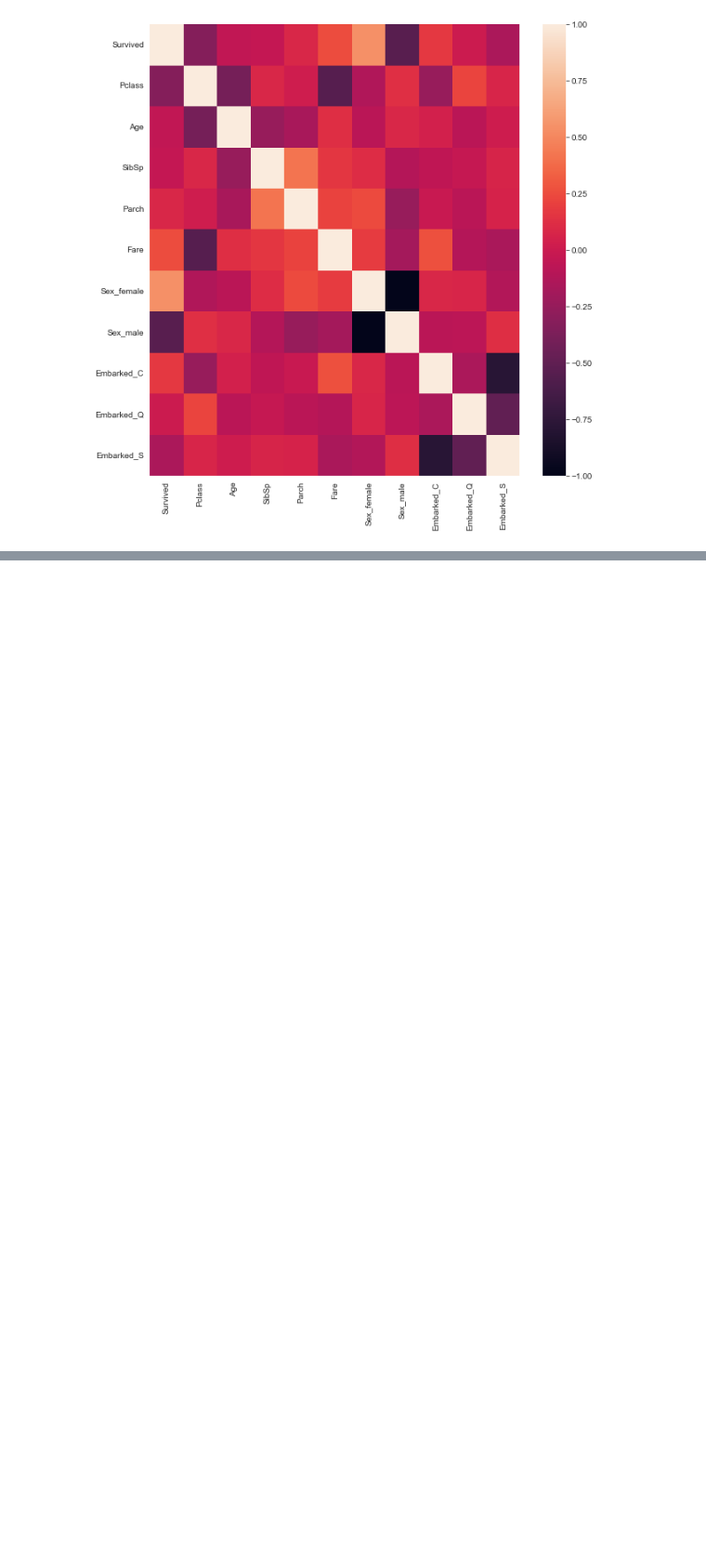
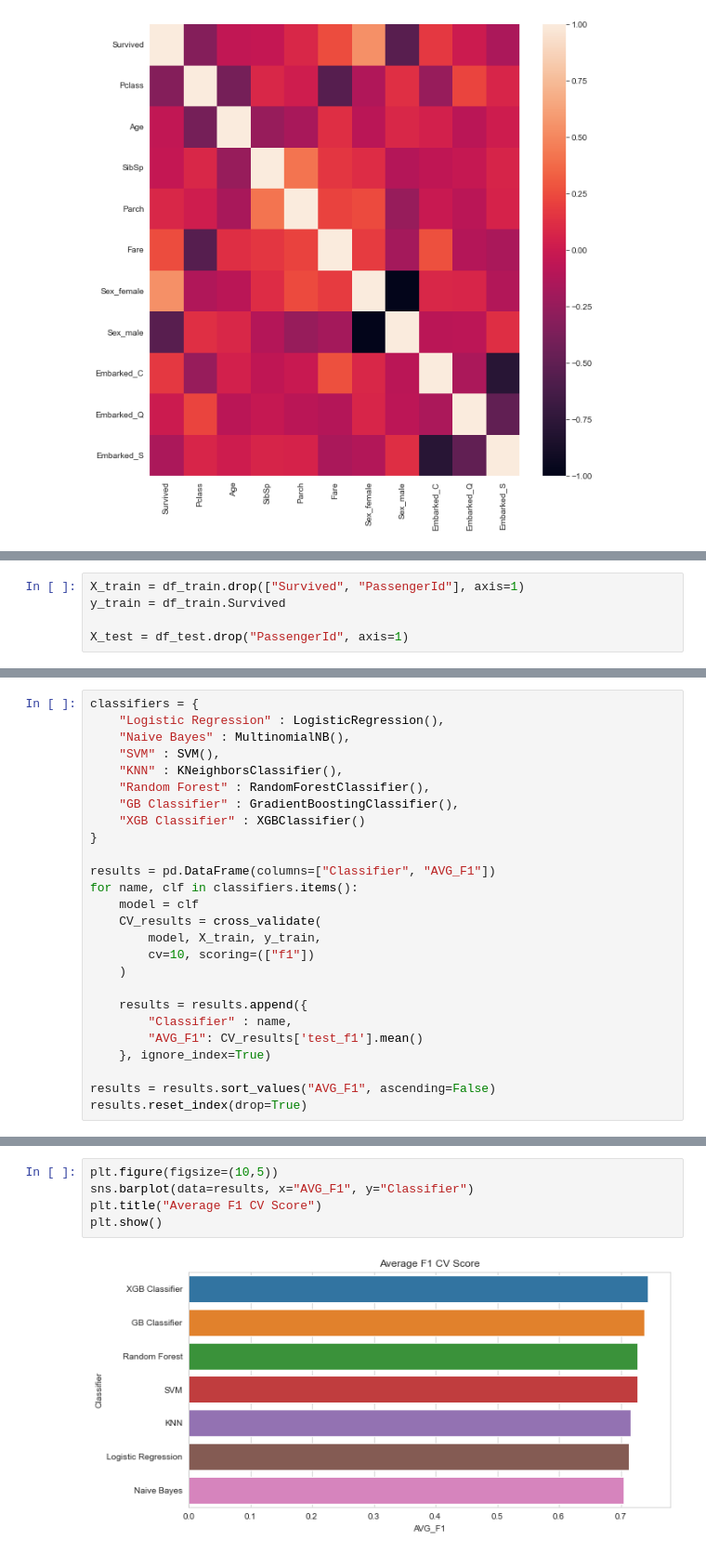
Before and after one commit to KarlsonAV/Titanic_Survival_Prediction, a Jupyter notebook: TitanicSurvivalModel.ipynb, the cells around one changed output, grey strips where cells are left out. Shown at 93% size. Drawn from its saved outputs; the diff is of its cells as text; blank space fills up the shorter version.

Commit message:
First model finished

```diff
--- a/TitanicSurvivalModel.ipynb
+++ b/TitanicSurvivalModel.ipynb
@@ -238,0 +249,5 @@ df_train.drop("PassengerId", axis=1).corr()
+# %%
+X_train = df_train.drop(["Survived", "PassengerId"], axis=1)
+y_train = df_train.Survived
+
+X_test = df_test.drop("PassengerId", axis=1)
@@ -238,0 +256,26 @@ df_train.drop("PassengerId", axis=1).corr()
+# %%
+classifiers = {
+    "Logistic Regression" : LogisticRegression(),
+    "Naive Bayes" : MultinomialNB(),
+    "SVM" : SVM(),
+    "KNN" : KNeighborsClassifier(),
+    "Random Forest" : RandomForestClassifier(),
+    "GB Classifier" : GradientBoostingClassifier(),
+    "XGB Classifier" : XGBClassifier()
+}
+
+results = pd.DataFrame(columns=["Classifier", "AVG_F1"])
+for name, clf in classifiers.items():
+    model = clf
+    CV_results = cross_validate(
+        model, X_train, y_train,
+        cv=10, scoring=(["f1"])
+    )
+
+    results = results.append({
+        "Classifier" : name,
+        "AVG_F1": CV_results['test_f1'].mean()
+    }, ignore_index=True)
+
+results = results.sort_values("AVG_F1", ascending=False)
+results.reset_index(drop=True)
@@ -238,0 +291,7 @@ df_train.drop("PassengerId", axis=1).corr()
+# %%
+plt.figure(figsize=(10,5))
+sns.barplot(data=results, x="AVG_F1", y="Classifier")
+plt.title("Average F1 CV Score")
+plt.show()
+# %% [output]
+[figure, added]
```
Also changed, not shown: parts of 19 cells of this notebook, 1 other file.
